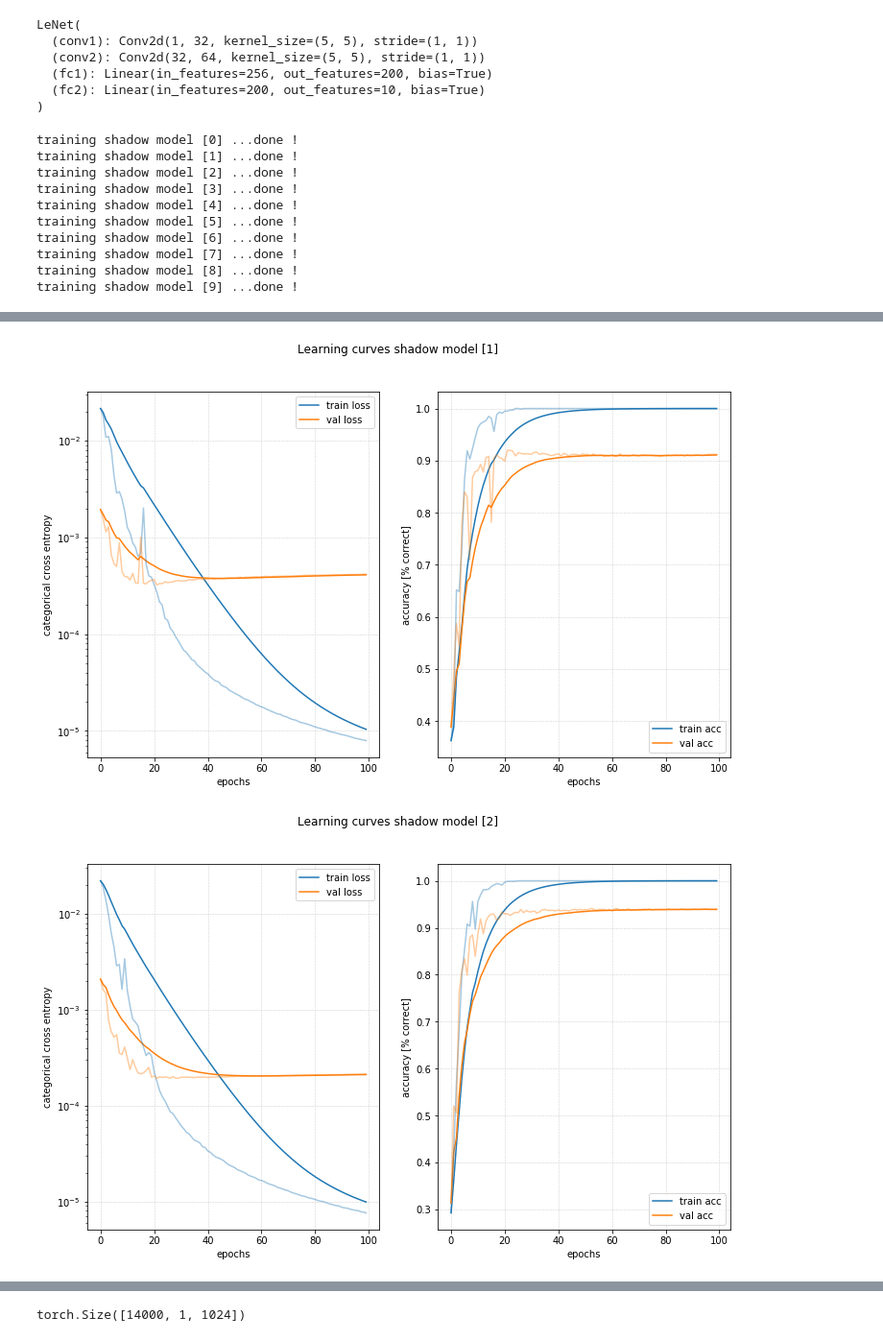
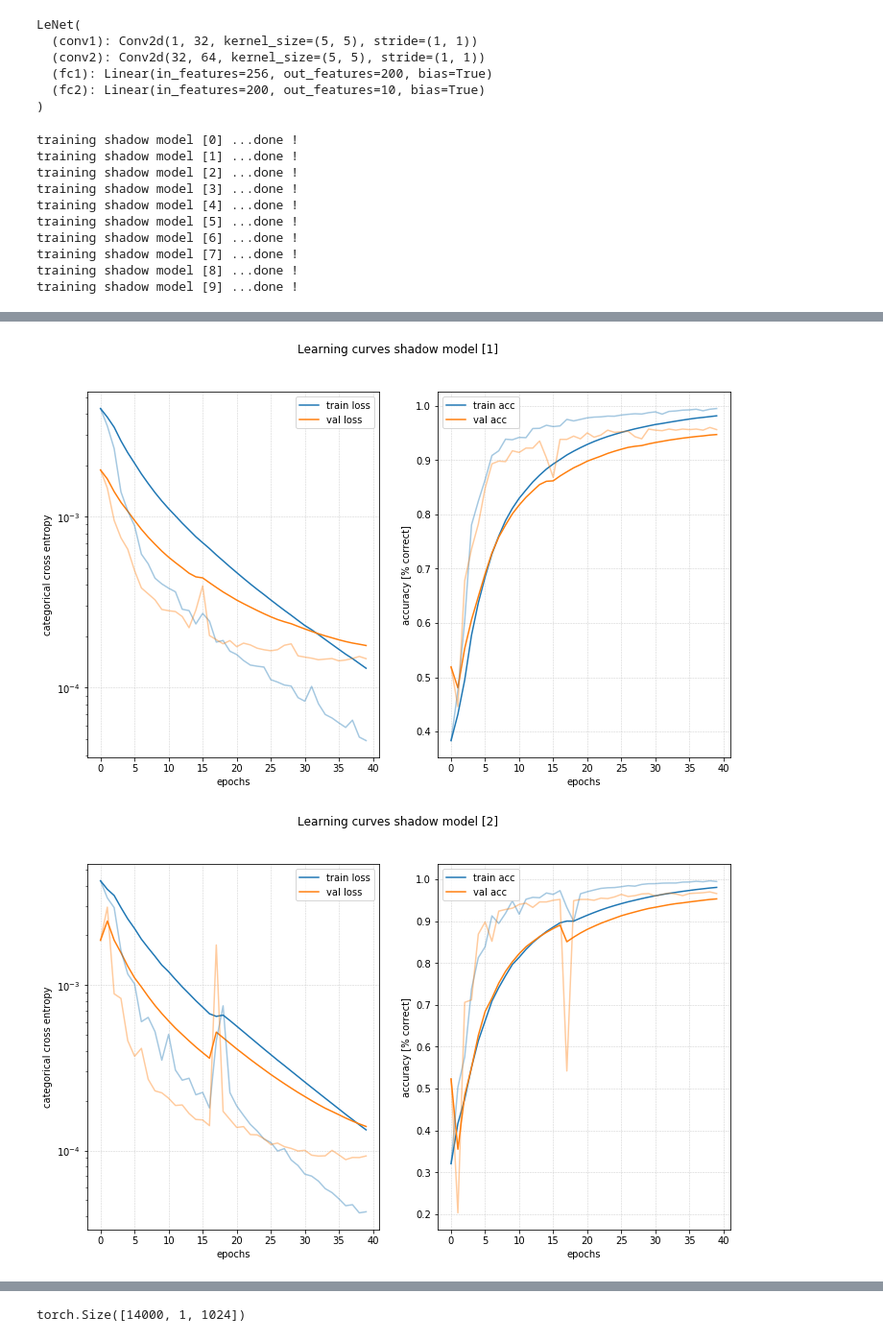
Before and after one commit to palexlee/DeepWololo, a Jupyter notebook: yves_notebook.ipynb, the cells around one changed output, grey strips where cells are left out. Shown at 96% size. Saved outputs shown, nothing was run; the diff lists cells and outputs as text; code cells hidden in the pictures.

```diff
--- a/yves_notebook.ipynb
+++ b/yves_notebook.ipynb
@@ -171,16 +175,16 @@ size of layer vector : 200
 g_target_weigths = computeClassesWeights(g_train_dataset[1])
 #g_target_weigths = np.abs(1-g_target_weigths).cuda()
 # %%
-modelG = aliGs(size_input_vector)
+modelG = denseG(size_input_vector)
 
 crit_fun = lambda input_, target : (input_, target)
 y_hat_fun = lambda y: y.argmax(1)
 
 loss_fun = nn.CrossEntropyLoss()#g_target_weigths)
-learning_rate = 0.001
+learning_rate = 0.1
 
 mt = ModelTrainer(modelG, loss_fun, optim.Adamax(modelG.parameters(), lr=learning_rate), y_hat_fun, crit_fun)
-hist = mt.fit(g_train_dataset, g_test_dataset, epochs=100, batch_size=500, verbose=10)
+hist = mt.fit(g_train_dataset, g_test_dataset, epochs=400, batch_size=10, verbose=20)
 mt.plot_training("Learning curves for G analysis model")
 # %% [output]
 ******************************** Train log ************************************
@@ -215,34 +223,24 @@ test_step = test_dataset[0].shape[0]//10
-# %%
-shadow_train_inputs = list()
-shadow_train_targets = list()
-shadow_test_inputs = list()
-shadow_test_targets = list()
-
-shadow_train_datasets = list()
-shadow_test_datasets = list()
-
-for i in range(10):
-    shadow_train_inputs.append(train_dataset[0][i*train_step:(i+1)*train_step])
-    shadow_train_targets.append(train_dataset[1][i*train_step:(i+1)*train_step])
-    shadow_train_datasets.append((shadow_train_inputs[i], shadow_train_targets[i]))
-
-    shadow_test_inputs.append(test_dataset[0][i*test_step:(i+1)*test_step])
-    shadow_test_targets.append(test_dataset[1][i*test_step:(i+1)*test_step])
-    shadow_test_datasets.append((shadow_test_inputs[i], shadow_test_targets[i]))
+# %%
+(shadow_train_datasets, shadow_test_datasets) = generate_n_shadow_models_datasets(10, train_dataset, test_dataset)
 # %%
-model_class = LeNet
-shadow_models = list()
-
+#Define training parameters
 crit_fun = lambda input_, target : (input_, target)
 y_hat_fun = lambda y: y.argmax(1)
 learning_rate = 0.1
-nb_epochs = 100
-batch_size = 100
+nb_epochs = 40
+batch_size = 500
 verbose = 0
 
+#create the shadow models
+model_class = LeNet
+shadow_models = list()
+for i in range(10):
+    shadow_models.append(model_class())
+
+#train the shadow models
 for i in range(10):
     print("training shadow model ["+str(i)+"] ...", end='')
-    shadow_models.append(model_class())
+
     crossEntropyClassesWeigths = computeClassesWeights(shadow_train_datasets[i][1])
 
     loss_fun = nn.CrossEntropyLoss(weight=crossEntropyClassesWeigths)
@@ -266,2 +265,2 @@ training shadow model [9] ...done !
-[figure, old version]
+[figure, new version]
-[figure, old version]
+[figure, new version]
```
Also changed, not shown: parts of 11 cells of this notebook, 1 other file.
